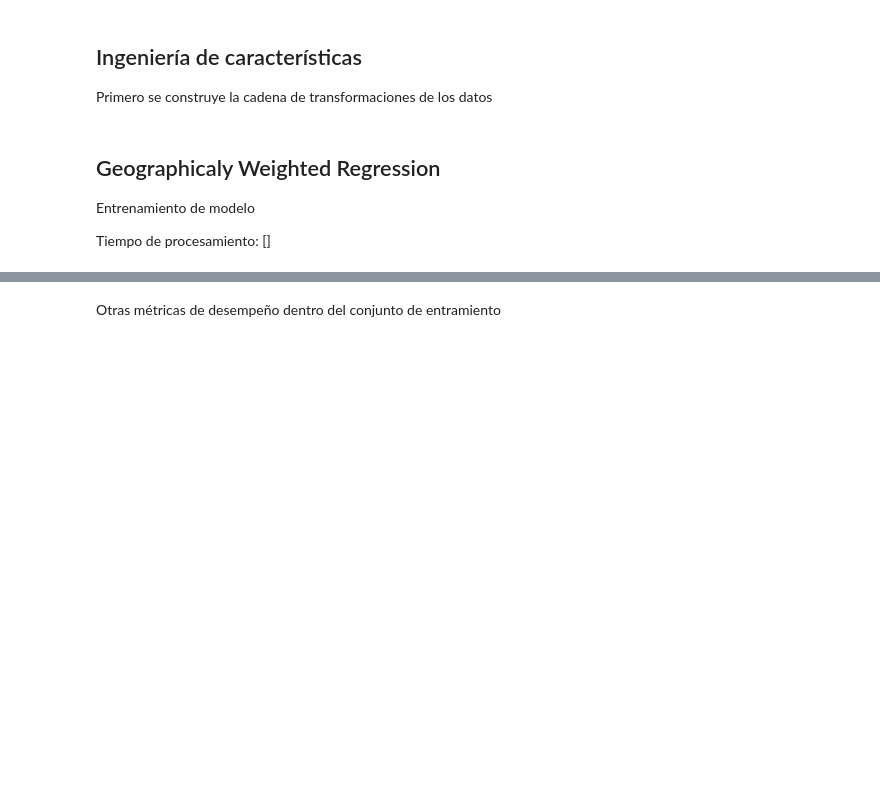
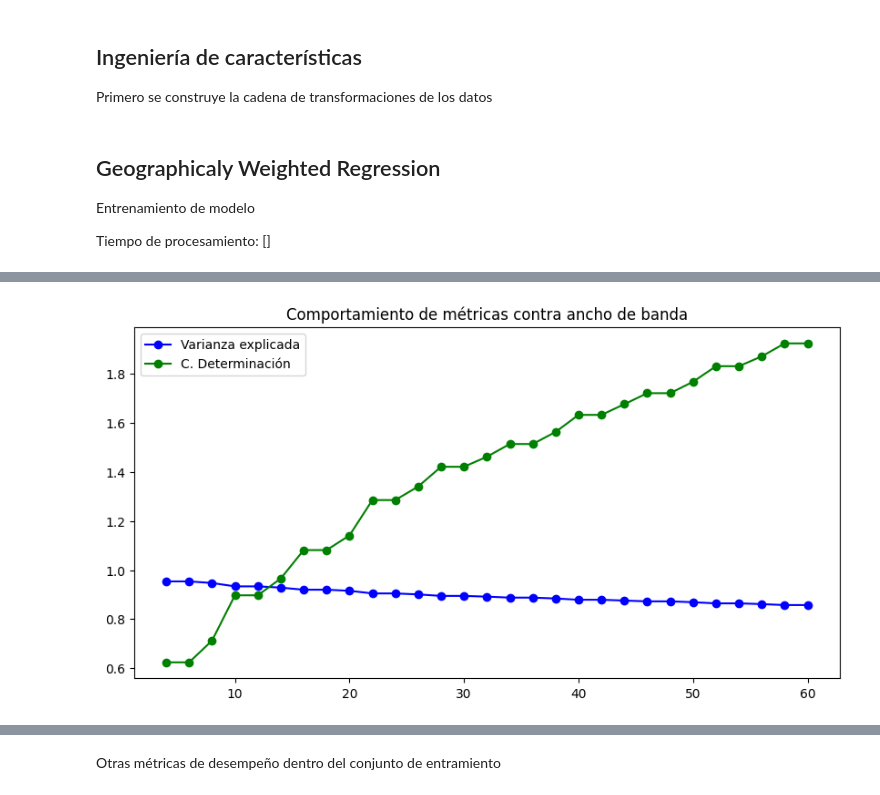
Before and after one commit to CAMM961001/estancia, a Jupyter notebook: notebooks/02_gwr.ipynb, the cells around one changed output, grey strips where cells are left out. Cells and saved outputs as stored; diff of their text form; code cells hidden in the pictures; blank space fills up the shorter version.

```diff
--- a/notebooks/02_gwr.ipynb
+++ b/notebooks/02_gwr.ipynb
@@ -165,3 +221,34 @@ Tiempo de procesamiento: []
+# %%
+# Especificaciones de figura
+fig, ax = plt.subplots(figsize=(10,5))
+
+# Elementos de visualización
+ax.plot(
+    band_widths,
+    exp_var,
+    label='Varianza explicada',
+    color='blue',
+    marker='o')
+# ax.plot(
+#     band_widths,
+#     coef_determ,
+#     label='C. Determinación',
+#     color='red',
+#     marker='o')
+ax.plot(
+    band_widths,
+    rmse,
+    label='C. Determinación',
+    color='green',
+    marker='o')
+
+# Anotaciones y estilo
+ax.set_title("Comportamiento de métricas contra ancho de banda")
+ax.legend()
+
+plt.show()
+# %% [output]
+[figure, added]
 # %%
 %%time
 features = ['mean_precip_norm','mean_temp_norm']
```
Also changed, not shown: parts of 3 cells of this notebook, 47 other files.
